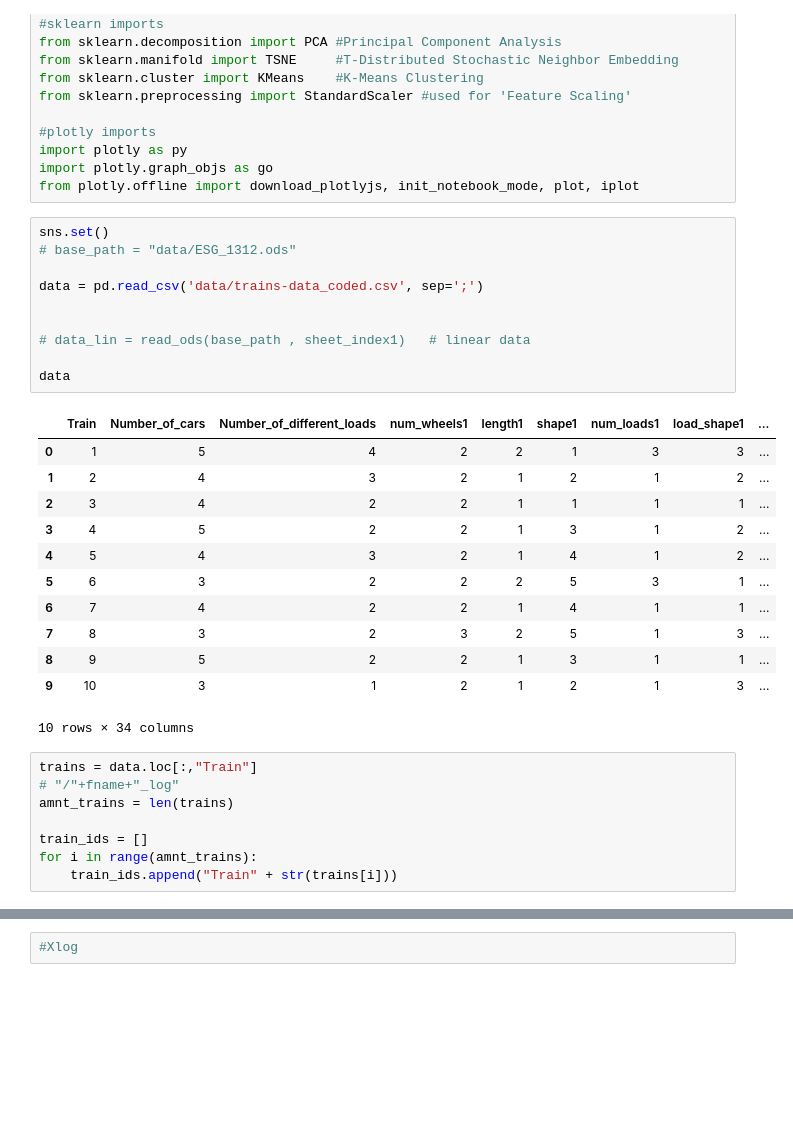
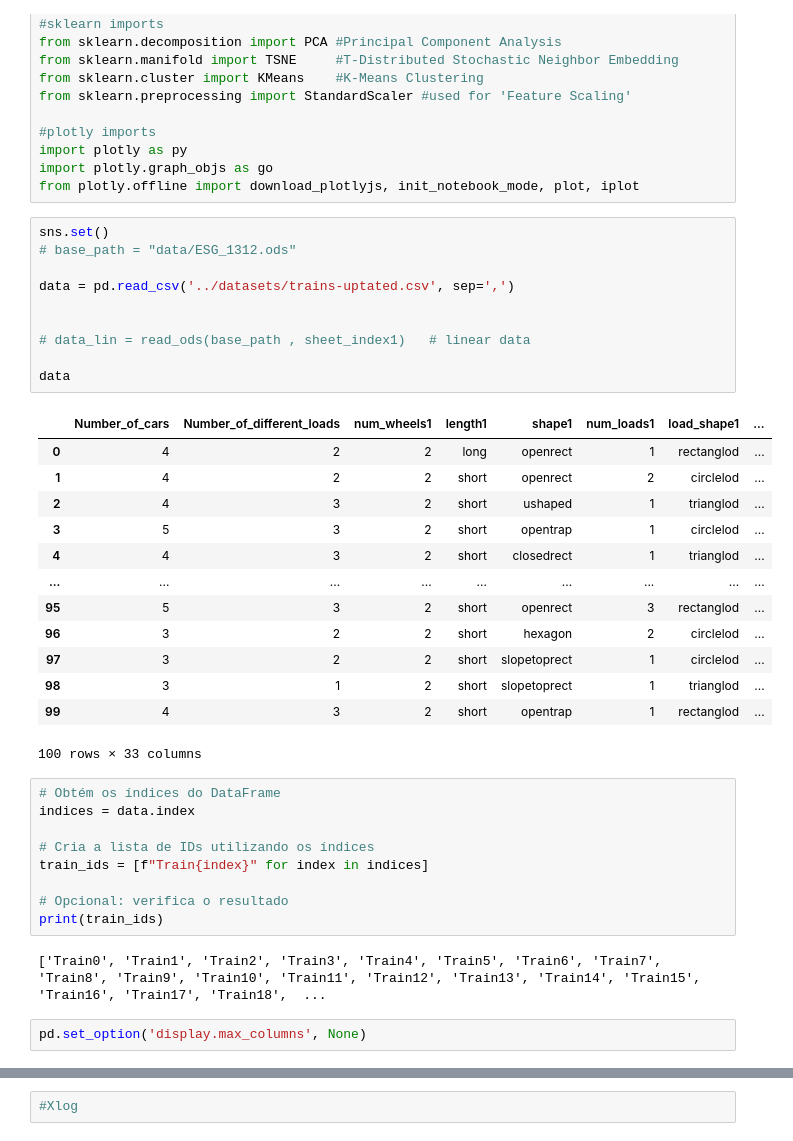
Before and after one commit to VinnyHardth/trabalho-final-ia, a Jupyter notebook: exemplos/visualClustering_Michalsky.ipynb, the cells around one changed output, grey strips where cells are left out. Cells and saved outputs as stored; diff of their text form; blank space fills up the shorter version.

```diff
--- a/exemplos/visualClustering_Michalsky.ipynb
+++ b/exemplos/visualClustering_Michalsky.ipynb
@@ -31,31 +42,37 @@ from plotly.offline import download_plotlyjs, init_notebook_mode, plot, iplot
 # %%
 sns.set()
 # base_path = "data/ESG_1312.ods"
 
-data = pd.read_csv('data/trains-data_coded.csv', sep=';')
+data = pd.read_csv('../datasets/trains-uptated.csv', sep=',')
 
 
 # data_lin = read_ods(base_path , sheet_index1)   # linear data
 
 data
 # %% [output]
-|  | Train | Number_of_cars | Number_of_different_loads | num_wheels1 | length1 | shape1 | num_loads1 | load_shape1 | ... |
-| 0 | 1 | 5 | 4 | 2 | 2 | 1 | 3 | 3 | ... |
-| 1 | 2 | 4 | 3 | 2 | 1 | 2 | 1 | 2 | ... |
-| 2 | 3 | 4 | 2 | 2 | 1 | 1 | 1 | 1 | ... |
-| 3 | 4 | 5 | 2 | 2 | 1 | 3 | 1 | 2 | ... |
-| 4 | 5 | 4 | 3 | 2 | 1 | 4 | 1 | 2 | ... |
-| 5 | 6 | 3 | 2 | 2 | 2 | 5 | 3 | 1 | ... |
-| 6 | 7 | 4 | 2 | 2 | 1 | 4 | 1 | 1 | ... |
-| 7 | 8 | 3 | 2 | 3 | 2 | 5 | 1 | 3 | ... |
-| 8 | 9 | 5 | 2 | 2 | 1 | 3 | 1 | 1 | ... |
-| 9 | 10 | 3 | 1 | 2 | 1 | 2 | 1 | 3 | ... |
+|  | Number_of_cars | Number_of_different_loads | num_wheels1 | length1 | shape1 | num_loads1 | load_shape1 | ... |
+| 0 | 4 | 2 | 2 | long | openrect | 1 | rectanglod | ... |
+| 1 | 4 | 2 | 2 | short | openrect | 2 | circlelod | ... |
+| 2 | 4 | 3 | 2 | short | ushaped | 1 | trianglod | ... |
+| 3 | 5 | 3 | 2 | short | opentrap | 1 | circlelod | ... |
+| 4 | 4 | 3 | 2 | short | closedrect | 1 | trianglod | ... |
+| ... | ... | ... | ... | ... | ... | ... | ... | ... |
+| 95 | 5 | 3 | 2 | short | openrect | 3 | rectanglod | ... |
+| 96 | 3 | 2 | 2 | short | hexagon | 2 | circlelod | ... |
+| 97 | 3 | 2 | 2 | short | slopetoprect | 1 | circlelod | ... |
+| 98 | 3 | 1 | 2 | short | slopetoprect | 1 | trianglod | ... |
+| 99 | 4 | 3 | 2 | short | opentrap | 1 | rectanglod | ... |
-10 rows × 34 columns
+100 rows × 33 columns
-# %%
-trains = data.loc[:,"Train"]
-# "/"+fname+"_log"
-amnt_trains = len(trains)
-
-train_ids = []
-for i in range(amnt_trains):
-    train_ids.append("Train" + str(trains[i]))
+# %%
+# Obtém os índices do DataFrame
+indices = data.index
+
+# Cria a lista de IDs utilizando os índices
+train_ids = [f"Train{index}" for index in indices]
+
+# Opcional: verifica o resultado
+print(train_ids)
+# %% [output]
+['Train0', 'Train1', 'Train2', 'Train3', 'Train4', 'Train5', 'Train6', 'Train7', 'Train8', 'Train9', 'Train10', 'Train11', 'Train12', 'Train13', 'Train14', 'Train15', 'Train16', 'Train17', 'Train18',  ...
+# %%
+pd.set_option('display.max_columns', None)
```
Also changed, not shown: parts of 23 cells of this notebook, 4 other files.
